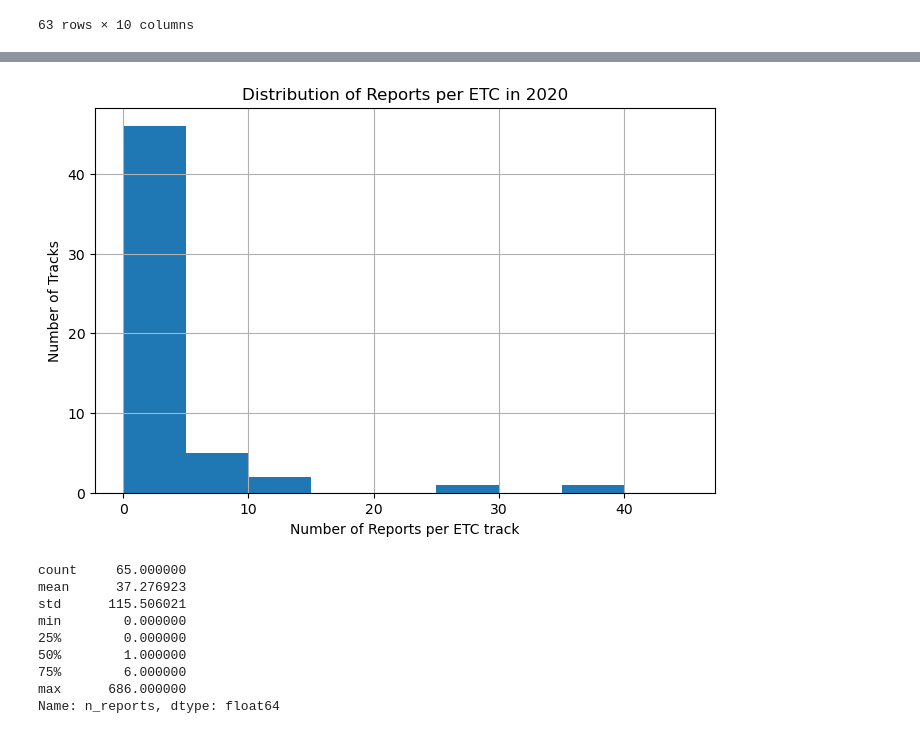
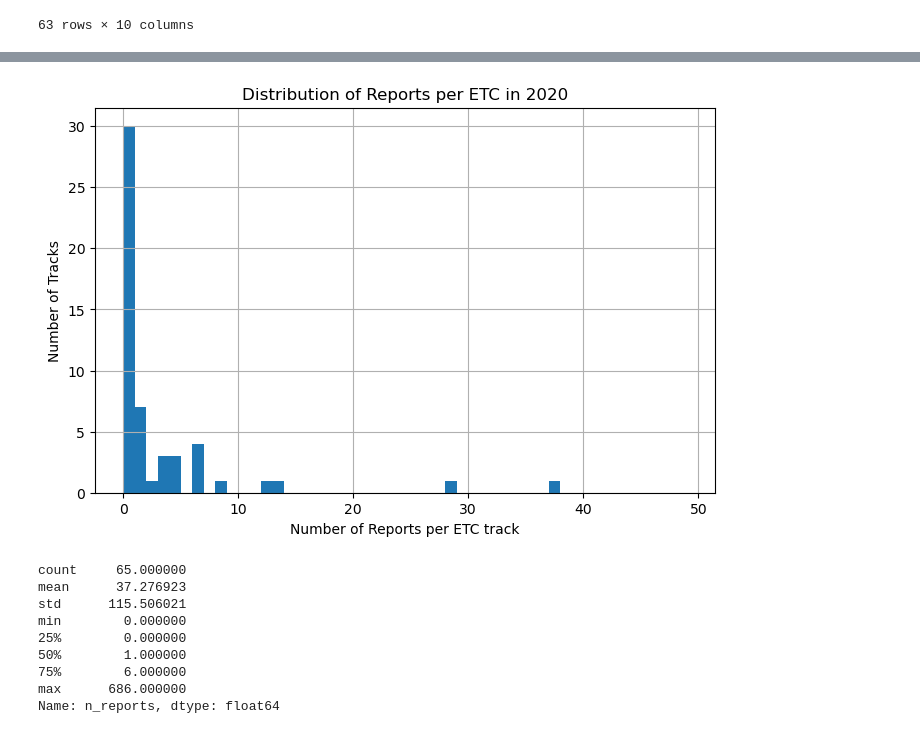
Before and after one commit to augustlepique/circs-research, a Jupyter notebook: TE_compositing.ipynb, the cells around one changed output, grey strips where cells are left out. Cells and saved outputs as stored; diff of their text form; code cells hidden in the pictures.

```diff
--- a/TE_compositing.ipynb
+++ b/TE_compositing.ipynb
@@ -49,12 +66,12 @@ etc_summary
 # %%
 plt.figure(figsize=(8,5))
-plt.hist(etc_summary['n_reports'], bins=np.arange(0,50,5))
+plt.hist(etc_summary['n_reports'], bins=np.arange(0,50,1))
 plt.xlabel('Number of Reports per ETC track')
 plt.ylabel('Number of Tracks')
 plt.title('Distribution of Reports per ETC in 2020')
 plt.grid(True);
 # %% [output]
-[figure, old version]
+[figure, new version]
 # %%
 print(etc_summary['n_reports'].describe())
 # %% [output]
```
Also changed, not shown: parts of 36 cells of this notebook, 11 other files.
